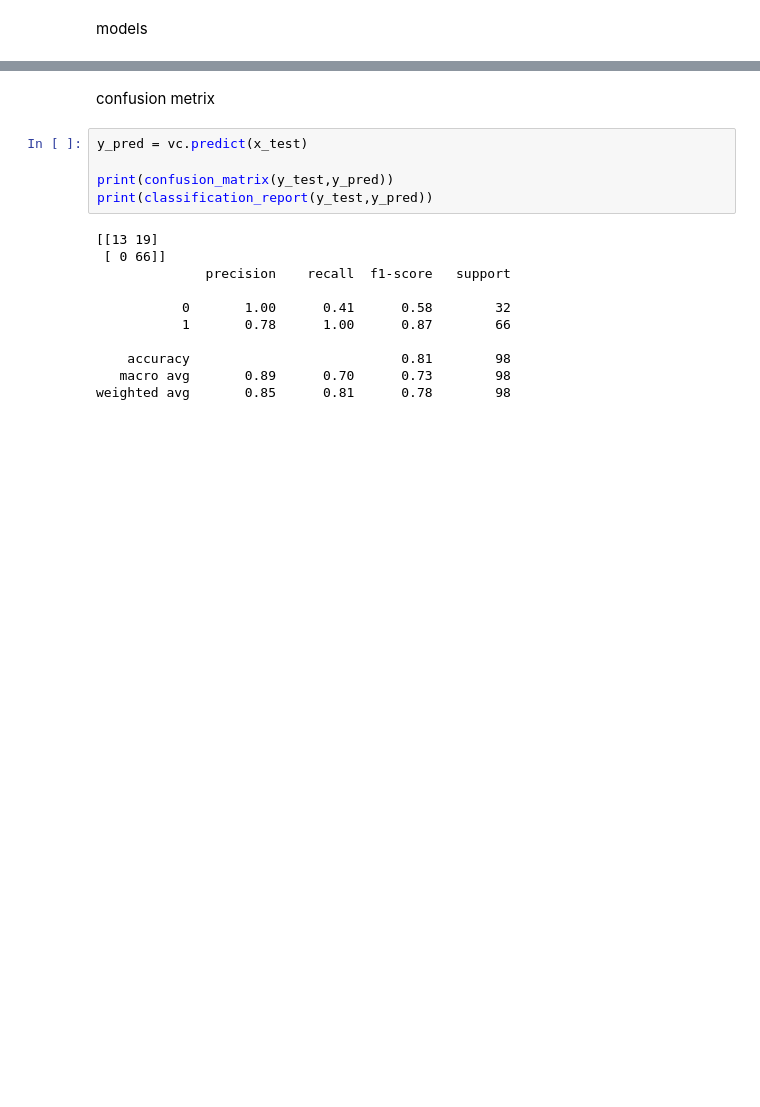
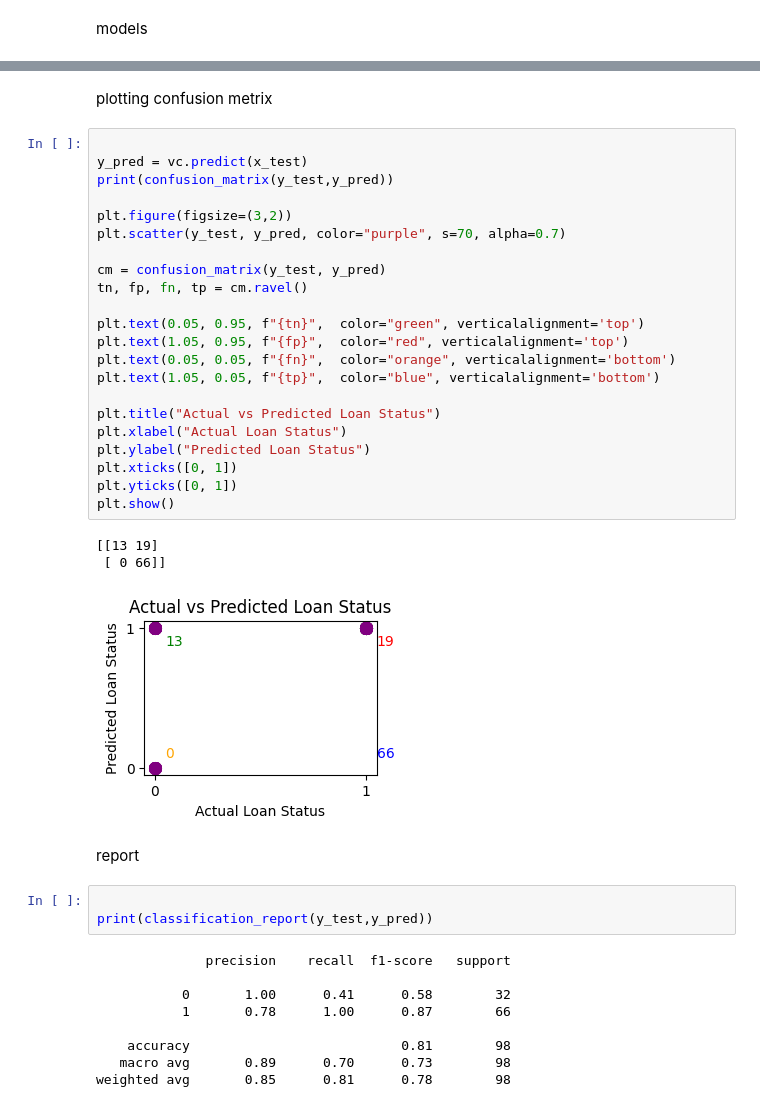
Before and after one commit to hrbayezid/LoanShark, a Jupyter notebook: ml.ipynb, the cells around one changed output, grey strips where cells are left out. Cells and saved outputs as stored; diff of their text form; blank space fills up the shorter version.

```diff
--- a/ml.ipynb
+++ b/ml.ipynb
@@ -124,13 +131,37 @@ vote
+# %% [markdown]
+plotting confusion metrix
+# %%
+
+y_pred = vc.predict(x_test)
+print(confusion_matrix(y_test,y_pred))
+
+plt.figure(figsize=(3,2))
+plt.scatter(y_test, y_pred, color="purple", s=70, alpha=0.7)
+
+cm = confusion_matrix(y_test, y_pred)
+tn, fp, fn, tp = cm.ravel()
+
+plt.text(0.05, 0.95, f"{tn}",  color="green", verticalalignment='top')
+plt.text(1.05, 0.95, f"{fp}",  color="red", verticalalignment='top')
+plt.text(0.05, 0.05, f"{fn}",  color="orange", verticalalignment='bottom')
+plt.text(1.05, 0.05, f"{tp}",  color="blue", verticalalignment='bottom')
+
+plt.title("Actual vs Predicted Loan Status")
+plt.xlabel("Actual Loan Status")
+plt.ylabel("Predicted Loan Status")
+plt.xticks([0, 1])
+plt.yticks([0, 1])
+plt.show()
+# %% [output]
+[[13 19]
+ [ 0 66]]
+[figure, added]
 # %% [markdown]
-confusion metrix
+report
 # %%
-y_pred = vc.predict(x_test)
 
-print(confusion_matrix(y_test,y_pred))
 print(classification_report(y_test,y_pred))
 # %% [output]
-[[13 19]
- [ 0 66]]
               precision    recall  f1-score   support
 
            0       1.00      0.41      0.58        32
```
Also changed, not shown: parts of 9 cells of this notebook, 1 other file.
